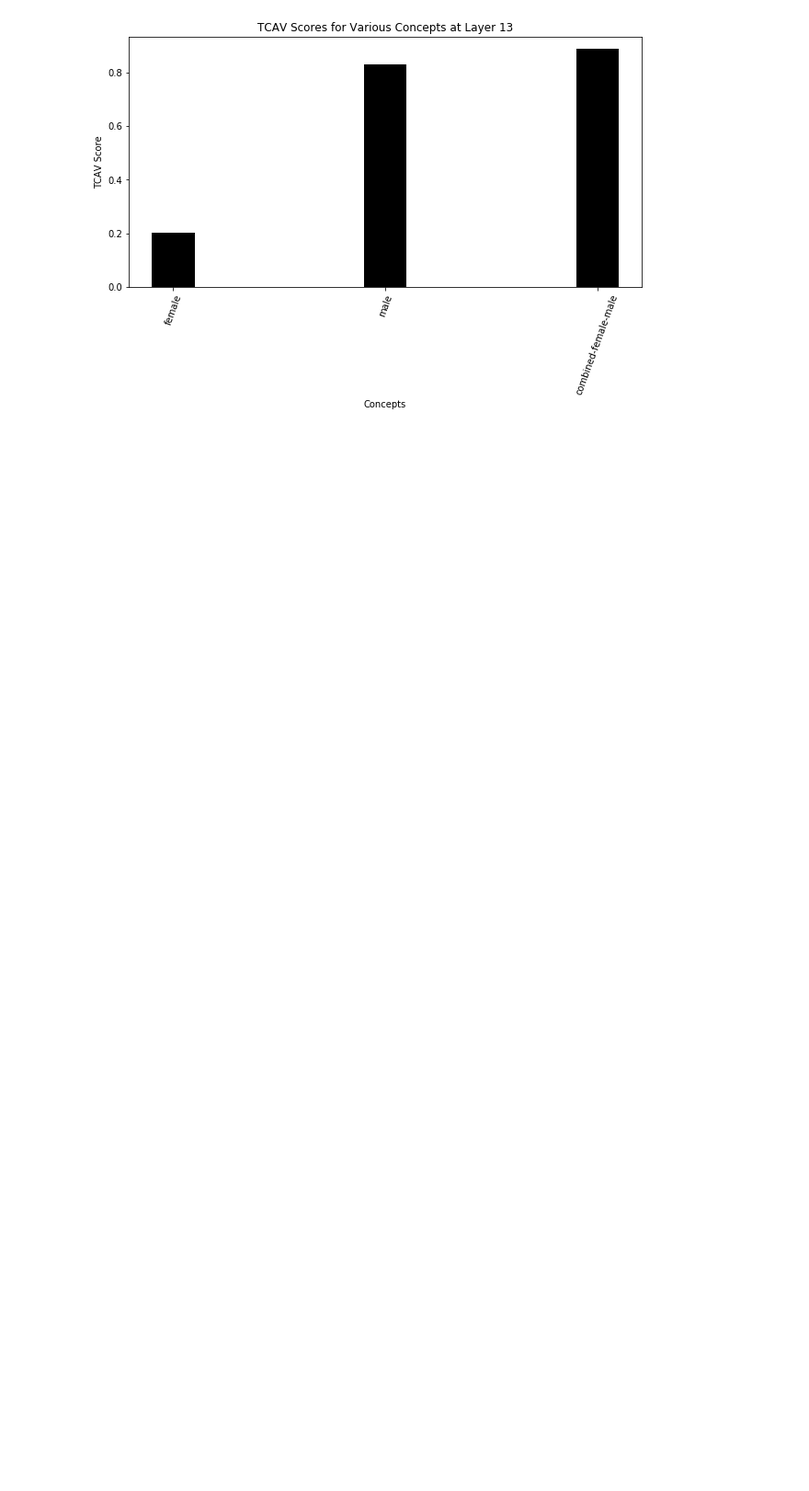
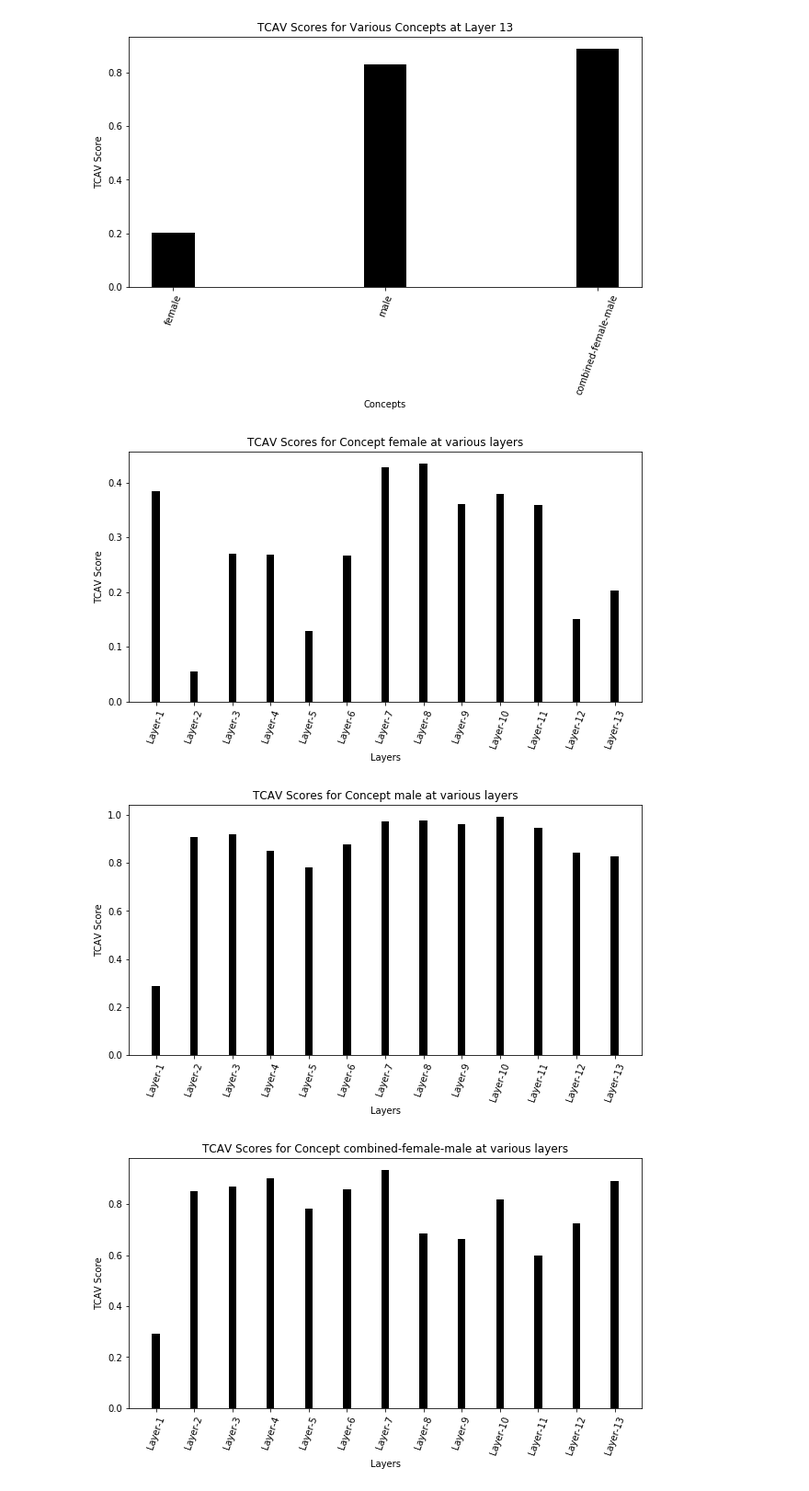
Before and after one commit to kjanjua26/tcav-nlp, a Jupyter notebook: code/pipeline/Layer_by_Layer_End_to_End_Pipeline.ipynb, the cells around one changed output. Shown at 92% size. Saved outputs shown, nothing was run; the diff lists cells and outputs as text; code cells hidden in the pictures; blank space fills up the shorter version.

Commit message:
Added common concept at each layer plots

```diff
--- a/code/pipeline/Layer_by_Layer_End_to_End_Pipeline.ipynb
+++ b/code/pipeline/Layer_by_Layer_End_to_End_Pipeline.ipynb
@@ -296,3 +296,33 @@ for ix in range(num_layers):
 [figure]
 [figure]
 [figure]
+# %%
+# better plots - a single concept at every layer
+concepts_all_layers_plots = {}
+
+# rearrange the dicts.
+for ix in range(1, num_layers+1):
+    standard = layer_wise_tcavs[f"standard-{ix}"]
+    multi = layer_wise_tcavs[f"multi-{ix}"]
+    scores = {**standard, **multi}
+    for k, v in scores.items():
+        if k not in list(concepts_all_layers_plots.keys()):
+            concepts_all_layers_plots[k] = []
+            concepts_all_layers_plots[k].append(v)
+        else:
+            concepts_all_layers_plots[k].append(v)
+
+# construct the plots
+for k, v in concepts_all_layers_plots.items():
+    x_points = [x for x in range(len(v))]
+    plt.rcParams["figure.figsize"] = (10,5)
+    plt.bar(x_points, v, width=0.2, color='k')
+    plt.xticks(x_points, [f"Layer-{ix+1}" for ix in range(len(v))], rotation=70)
+    plt.title(f"TCAV Scores for Concept {k} at various layers")
+    plt.ylabel('TCAV Score')
+    plt.xlabel('Layers')
+    plt.show()
+# %% [output]
+[figure, added]
+[figure, added]
+[figure, added]
```
